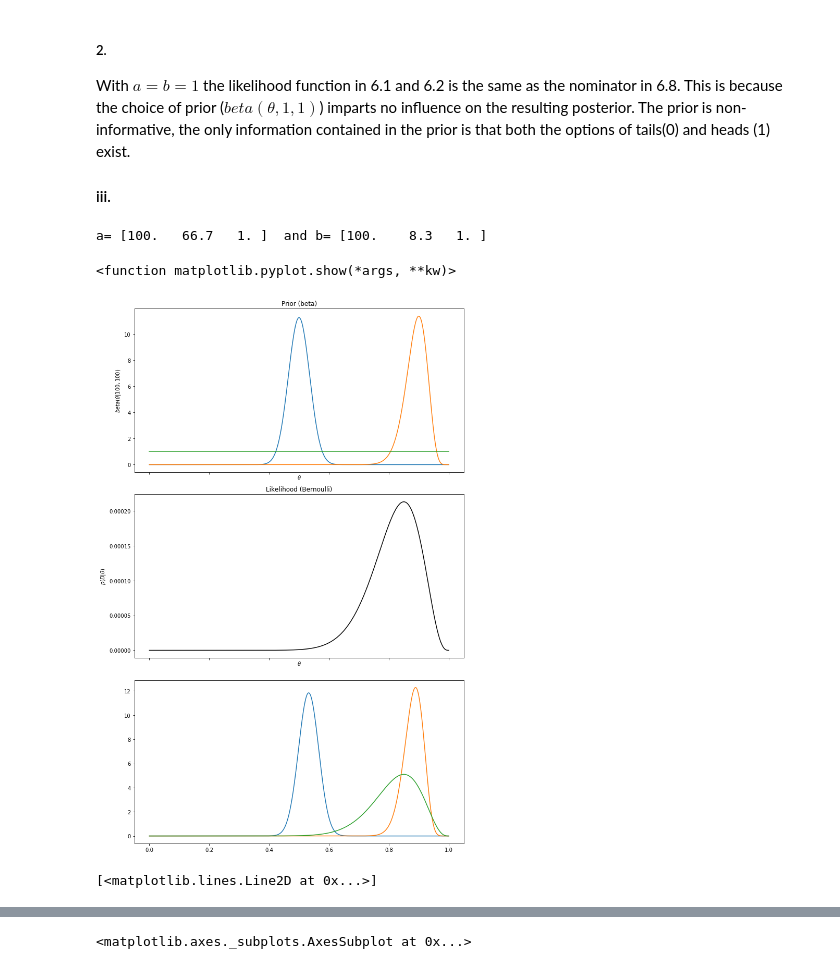
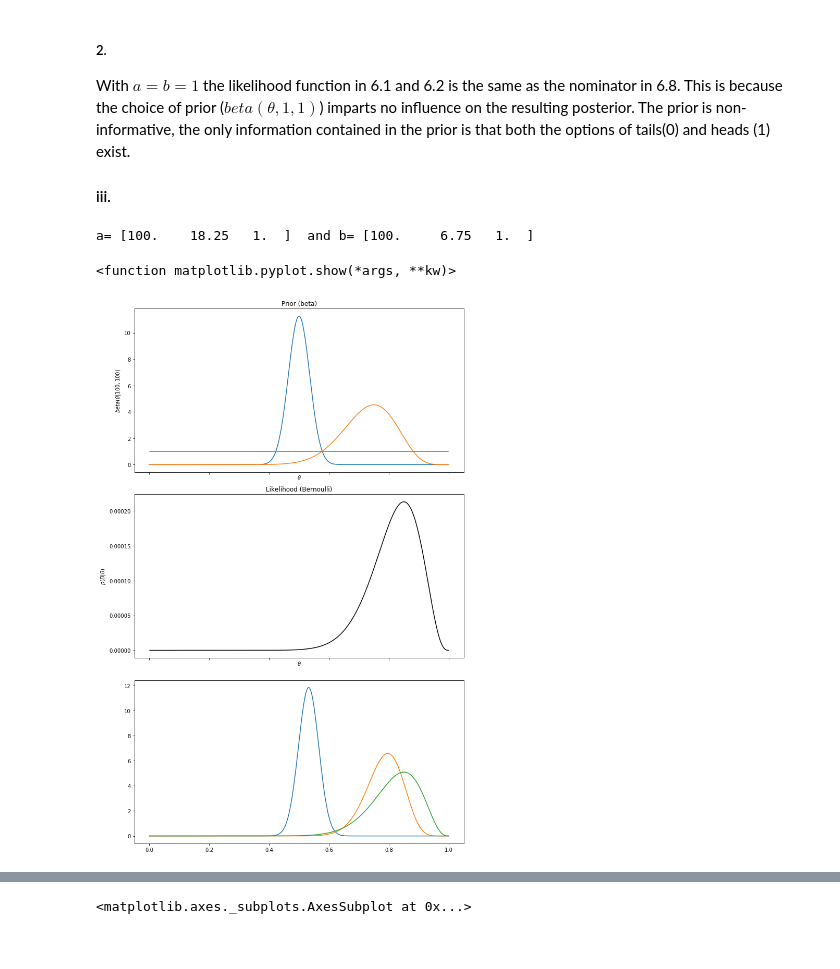
Before and after one commit to Sandell91/Bayesian2019, a Jupyter notebook: Assign3.ipynb, the cells around one changed output, grey strips where cells are left out. Cells and saved outputs as stored; diff of their text form; code cells hidden in the pictures.

```diff
--- a/Assign3.ipynb
+++ b/Assign3.ipynb
@@ -180,7 +180,7 @@ As n increases the mean and the mode of the likelihood function converges toward
 Changing the functions from previously to log likliehoods
 # %%
 def logLF(y,theta):
-    p=np.log(theta**y*(1-theta)**(1-y))
+    p=np.log(theta)*y+np.log(1-theta)*(1-y)
     return(p)
 def LogIndProduct(y,theta): #function for the independent product
     pArray=np.zeros(len(theta))
@@ -262,7 +262,7 @@ Defining the Beta distribution using the beta function from the statistical pack
 from scipy.special import beta
 
 def LogBetaDist(theta,a,b):
-    p=np.log(theta**(a-1))+np.log((1-theta)**(b-1))-np.log(beta(a,b))
+    p=np.log(theta)*(a-1)+np.log(1-theta)*(b-1)-np.log(beta(a,b))
     return(p)
 
 a=1
@@ -320,8 +320,8 @@ With $a=b=1$ the likelihood function in 6.1 and 6.2 is the same as the nominator
 
 #### iii.
 # %%
-kappa=[200,75] #concentration (could be thought of as sample size)
-mode=[.5,.9] #desired prior mode for two first graphs
+kappa=[200,25] #concentration (could be thought of as sample size)
+mode=[.5,.75] #desired prior mode for two first graphs
 a=np.ones(len(kappa)+1)
 b=np.ones(len(kappa)+1)
 for i in range(len(kappa)):
@@ -342,36 +342,32 @@ aPost=np.ones(3)
 bPost=np.ones(3)
 for i in range(3):
     aPost[i]=z+a[i]
     bPost[i]=N-z+b[i]
 
 ## Plots
 fig,axs=plt.subplots(3,1,figsize=(10,15),sharex=True)
 
 #Prior distributions
 for i in range(len(kappa)+1):
     axs[0].plot(theta,np.exp(LogBetaDist(theta,a[i],b[i])))
 axs[0].set_title('Prior (beta)')
 axs[0].set(xlabel=r'$\theta$',ylabel=r'$beta(\theta|100,100)$')
 
 #Likelihood functions
 axs[1].plot(theta,Liklhd,'k')
 axs[1].set_title('Likelihood (Bernoulli)')
 axs[1].set(xlabel=r'$\theta$',ylabel=r'$p(D|\theta)$')
 
 #Posterior distributions
 plt.subplot(axs[2])
 for i in range(len(kappa)+1):
     axs[2]=plt.plot(theta,np.exp(LogBetaDist(theta,aPost[i],bPost[i])))
 #axs[2].set_title('Posterior (beta)') #Varför funkar inte detta?
 
 
 plt.tight_layout() #Prevents overlapping plots
 plt.show
 # %% [output]
-a= [100.   66.7   1. ]  and b= [100.    8.3   1. ]
+a= [100.    18.25   1.  ]  and b= [100.     6.75   1.  ]
 <function matplotlib.pyplot.show(*args, **kw)>
-[figure, old version]
+[figure, new version]
-# %%
-axs[2]
-# %% [output]
-[<matplotlib.lines.Line2D at 0x...>]
```
Also changed, not shown: parts of 8 cells of this notebook, 6 other files.
